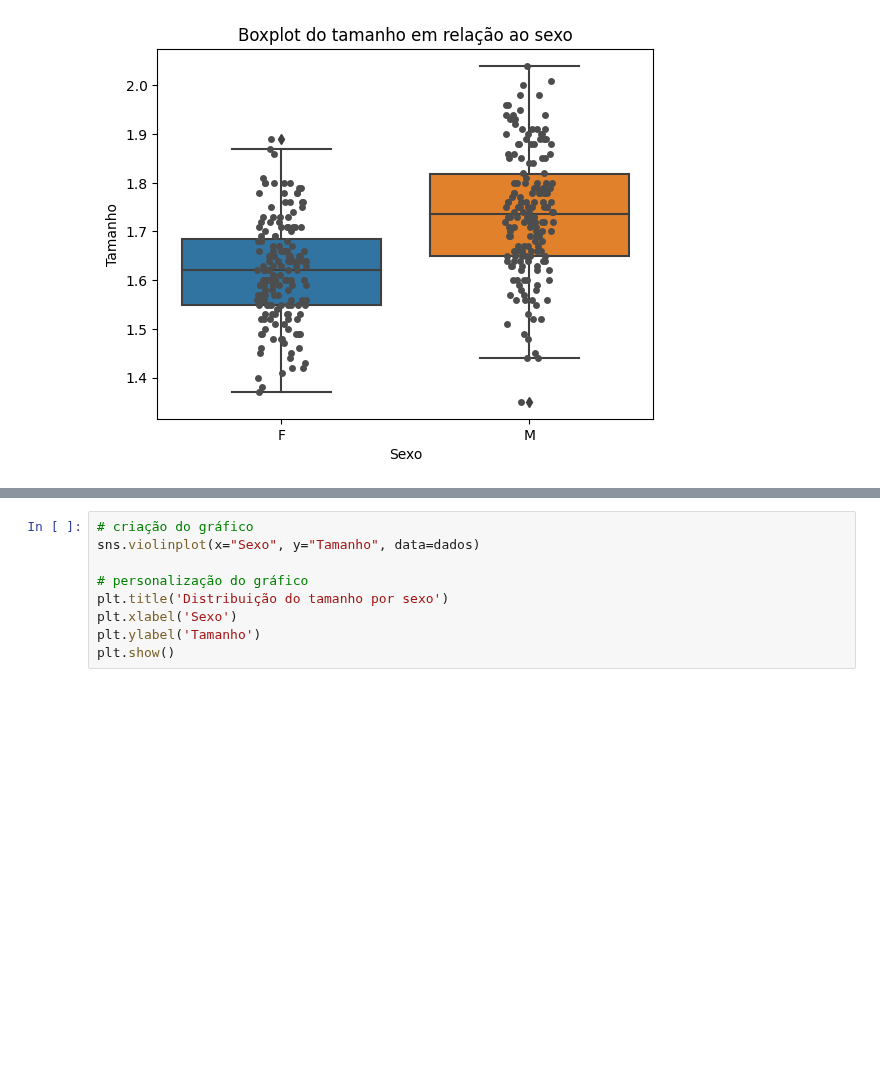
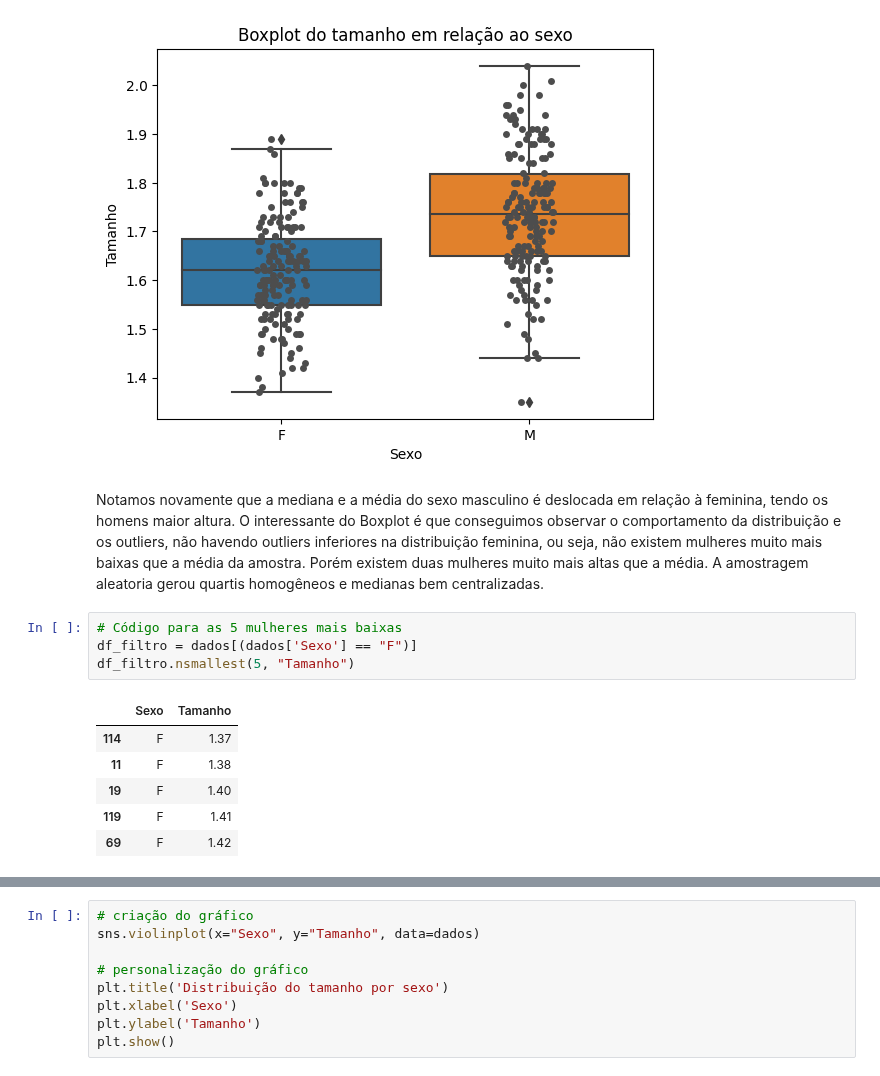
Before and after one commit to kauebr/Estudando, a Jupyter notebook: Estatistica/Estatística descritiva bivariada/Variável quantitativa x variável qualitativa.ipynb, the cells around one changed output, grey strips where cells are left out. Drawn from its saved outputs; the diff is of its cells as text; blank space fills up the shorter version.

```diff
--- a/Estatistica/Estatística descritiva bivariada/Variável quantitativa x variável qualitativa.ipynb
+++ b/Estatistica/Estatística descritiva bivariada/Variável quantitativa x variável qualitativa.ipynb
@@ -125,3 +144,17 @@ plt.ylabel("Tamanho")
 plt.show()
 # %% [output]
 [figure]
+# %% [markdown]
+Notamos novamente que a mediana e a média do sexo masculino é deslocada em relação à feminina, tendo os homens maior altura.
+O interessante do Boxplot é que conseguimos observar o comportamento da distribuição e os outliers, não havendo outliers inferiores na distribuição feminina, ou seja, não existem mulheres muito mais baixas que a média da amostra. Porém existem duas mulheres muito mais altas que a média. A amostragem aleatoria gerou quartis homogêneos e medianas bem centralizadas.
+# %%
+# Código para as 5 mulheres mais baixas
+df_filtro = dados[(dados['Sexo'] == "F")]
+df_filtro.nsmallest(5, "Tamanho")
+# %% [output]
+|  | Sexo | Tamanho |
+| 114 | F | 1.37 |
+| 11 | F | 1.38 |
+| 19 | F | 1.40 |
+| 119 | F | 1.41 |
+| 69 | F | 1.42 |
```
Also changed, not shown: parts of 18 cells of this notebook.
